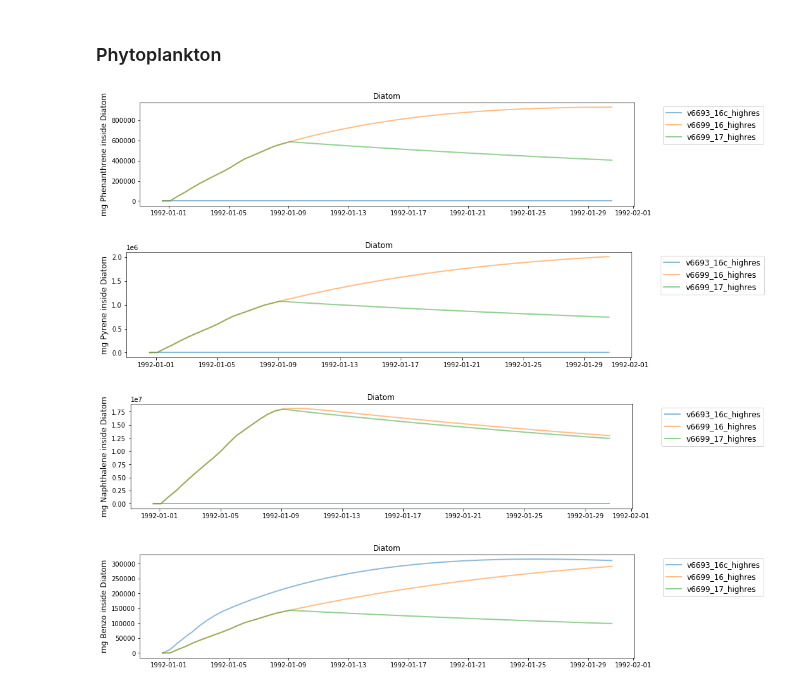
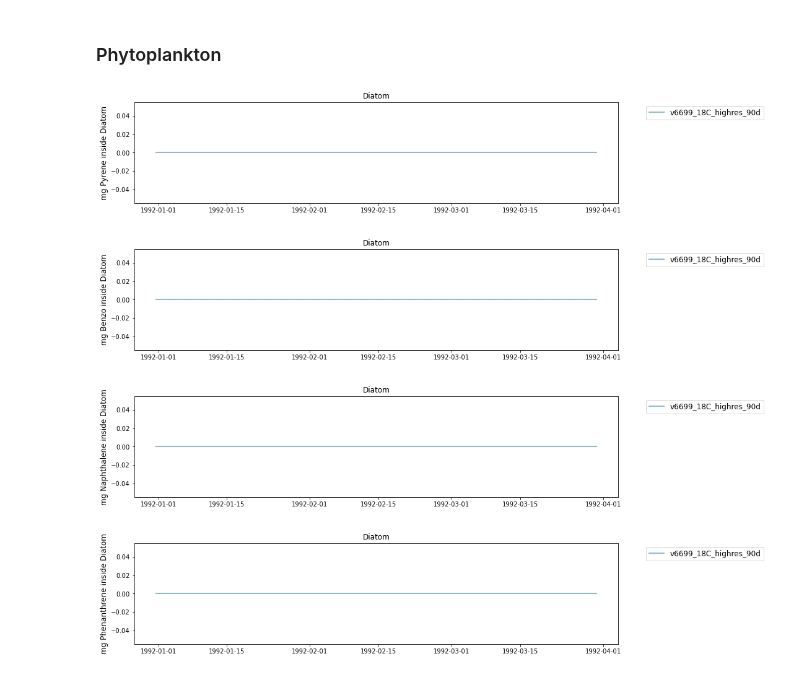
Before and after one commit to SS-Atlantis/analysis-raisha, a Jupyter notebook: notebooks/SSAM-contam-highres.ipynb, the cells around one changed output. Cells and saved outputs as stored; diff of their text form; code cells hidden in the pictures.

Commit message:
no uptake when time_step = bm->dt for test 18

```diff
--- a/notebooks/SSAM-contam-highres.ipynb
+++ b/notebooks/SSAM-contam-highres.ipynb
@@ -62,6 +62,8 @@ time = np.ma.filled(test.variables['t'], np.nan)
 # %%
 scenarios = [control, test, test2, test3]
 scens = [test, test2, test3]
+scen3 = [test3]
+scenlabels = [test3_name]
 cont = [control]
 # %% [markdown]
 ### Functions
@@ -436,0 +443,13 @@ When observing results of the high resolution output, every 0.5 days, the contam
+# %%
+fig, ax = plt.subplots(figsize = (14,3))
+for pah in groups.pahs:
+    contam_tbl = np.ma.filled(test3.variables[pah], np.nan)
+    volume_tbl = np.ma.filled(test3.volume, np.nan)
+    contam_mass_tbl = contam_tbl * volume_tbl
+    contam_mass_tb = contam_mass_tbl.sum(axis=2)
+    contam_mass_t = contam_mass_tb.sum(axis=1)
+
+    ax.plot(time[17:time.size], contam_mass_t[17:time.size])
+ax.legend(groups.pahs)
+ax.set_ylabel('mg PAH')
+ax.set_title(test3_name)
@@ -456,11 +480,11 @@ Note that, as we might expect in reality, there is no impact of the uptake rate
 ### Phytoplankton
 # %%
 for pah in groups.pahs:
-    individual_tissue_mass('Diatom', pah, scenarios)
+    individual_tissue_mass('Diatom', pah, scen3, scenlabels)
 # %% [output]
-[figure, old version]
+[figure, new version]
-[figure, old version]
+[figure, new version]
-[figure, old version]
+[figure, new version]
-[figure, old version]
+[figure, new version]
 # %%
 for pah in groups.pahs:
```
Also changed, not shown: parts of 22 cells of this notebook.
